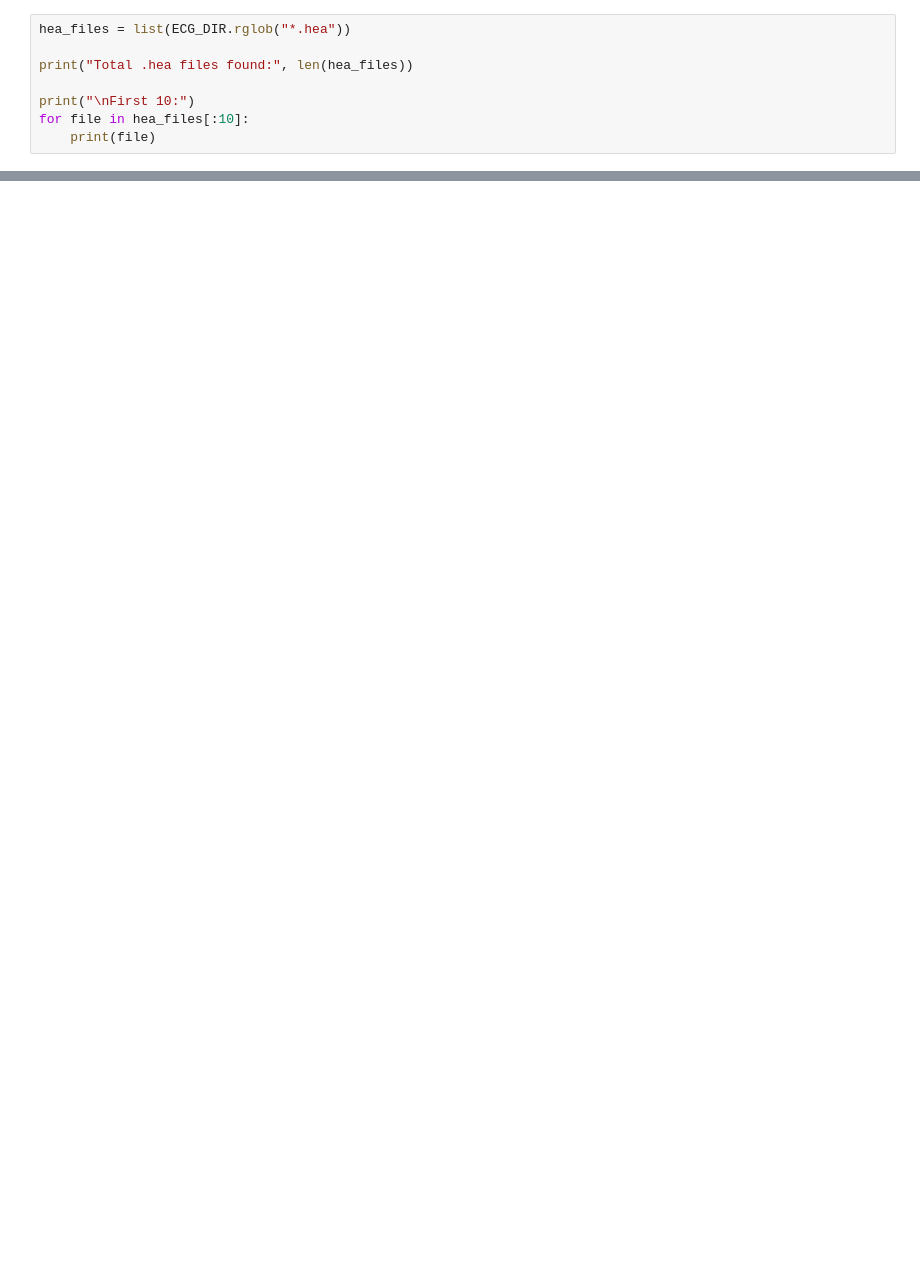
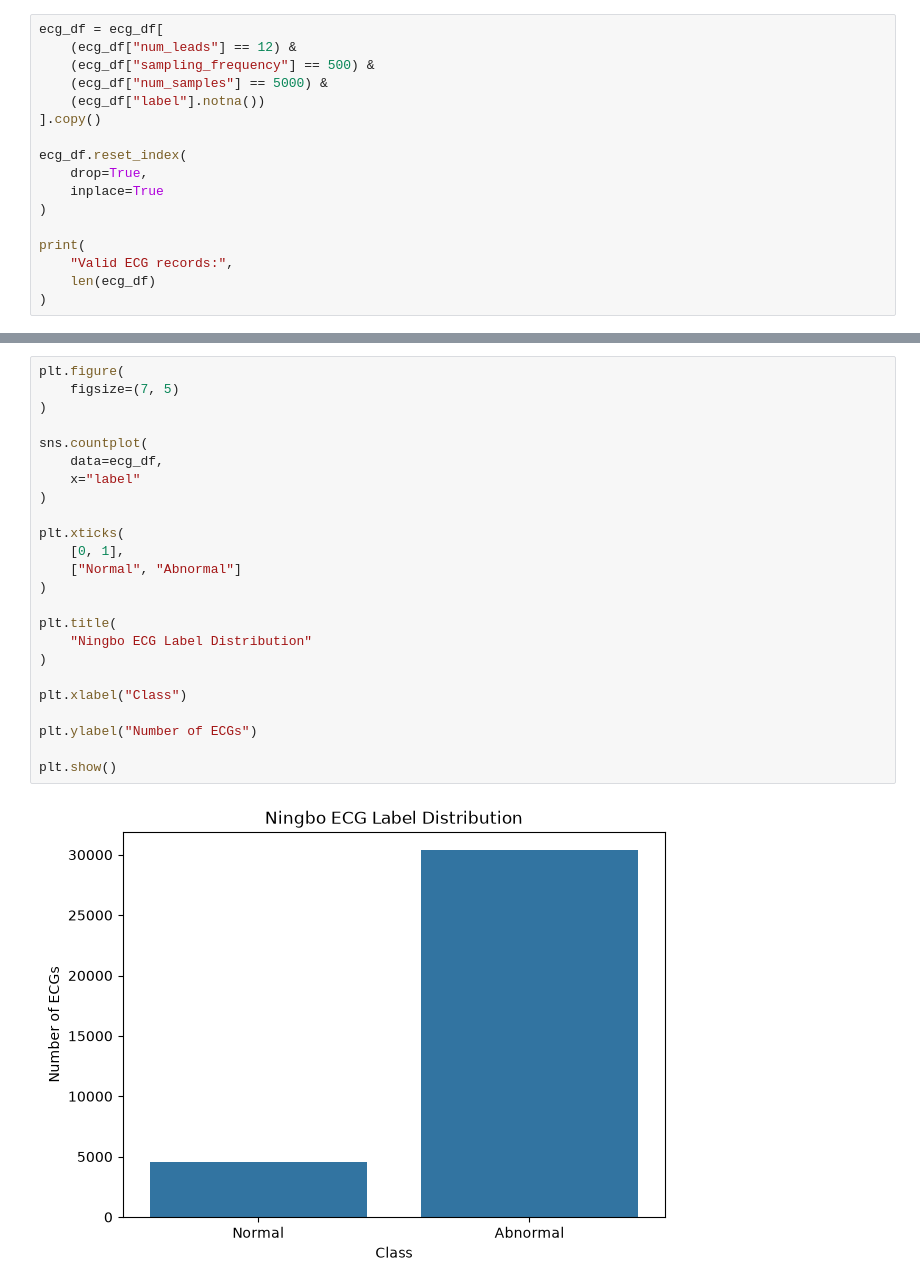
Before and after one commit to harshitgoyal029/SKIT-AI-2023-2027-14, a Jupyter notebook: Trained Models/ECG_Notebool.ipynb, the cells around one changed output, grey strips where cells are left out. Cells and saved outputs as stored; diff of their text form; blank space fills up the shorter version.

```diff
--- a/Trained Models/ECG_Notebool.ipynb
+++ b/Trained Models/ECG_Notebool.ipynb
@@ -58,8 +653,17 @@ for item in items[:20]:
 # %%
-hea_files = list(ECG_DIR.rglob("*.hea"))
+ecg_df = ecg_df[
+    (ecg_df["num_leads"] == 12) &
+    (ecg_df["sampling_frequency"] == 500) &
+    (ecg_df["num_samples"] == 5000) &
+    (ecg_df["label"].notna())
+].copy()
 
-print("Total .hea files found:", len(hea_files))
+ecg_df.reset_index(
+    drop=True,
+    inplace=True
+)
 
-print("\nFirst 10:")
-for file in hea_files[:10]:
-    print(file)
+print(
+    "Valid ECG records:",
+    len(ecg_df)
+)
@@ -70,0 +698,26 @@ print("MAT files:", len(mat_files))
+# %%
+plt.figure(
+    figsize=(7, 5)
+)
+
+sns.countplot(
+    data=ecg_df,
+    x="label"
+)
+
+plt.xticks(
+    [0, 1],
+    ["Normal", "Abnormal"]
+)
+
+plt.title(
+    "Ningbo ECG Label Distribution"
+)
+
+plt.xlabel("Class")
+
+plt.ylabel("Number of ECGs")
+
+plt.show()
+# %% [output]
+[figure, added]
```
Also changed, not shown: parts of 130 cells of this notebook, 9 other files.
